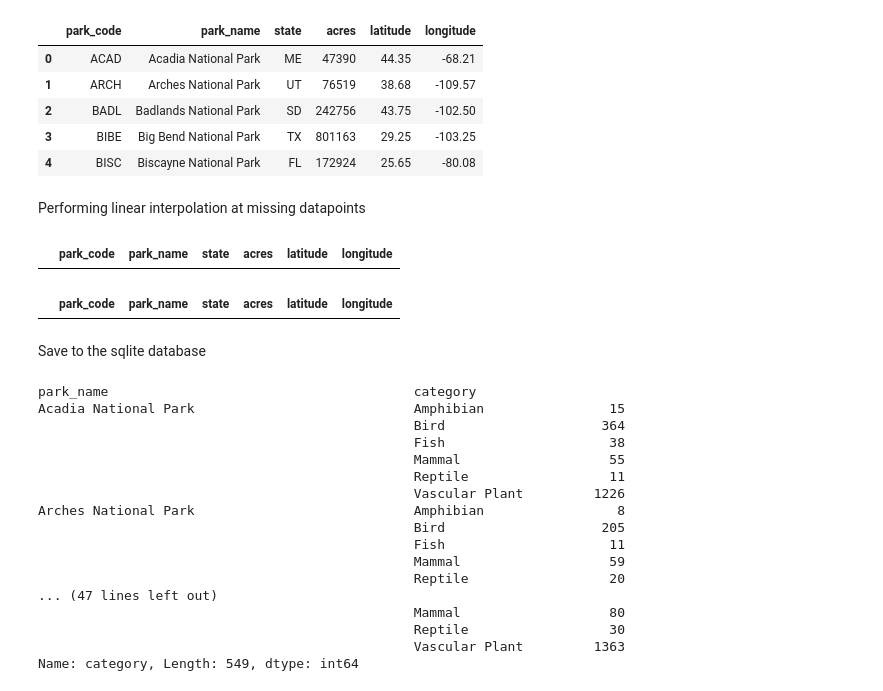
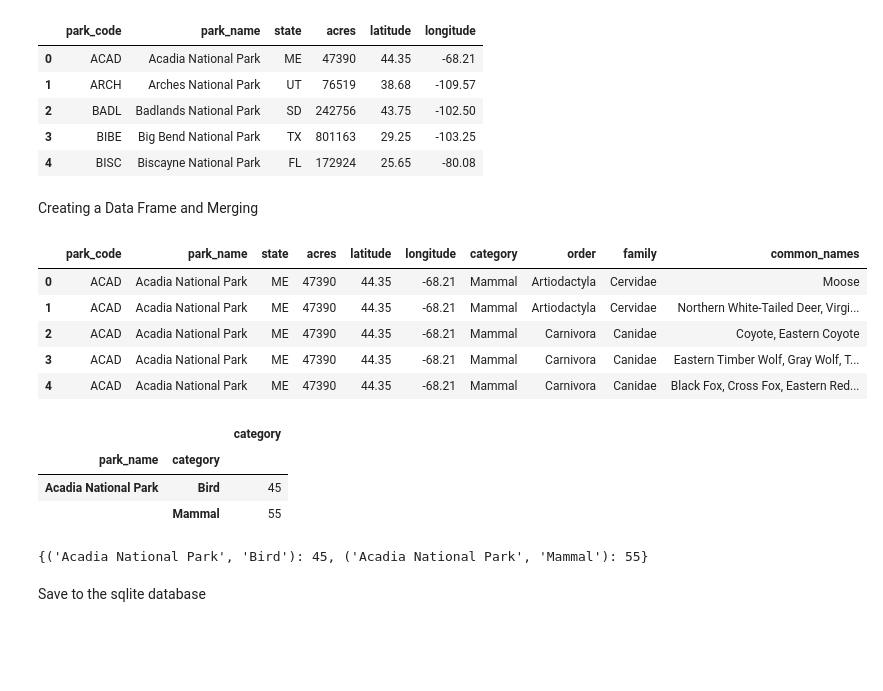
Before and after one commit to tiroger/Biodiversity-and-Trail-Maps-of-National-Parks, a Jupyter notebook: flask_app/resources/parc_and_species.ipynb, the cells around one changed output. Drawn from its saved outputs; the diff is of its cells as text; code cells hidden in the pictures; blank space fills up the shorter version.

```diff
--- a/flask_app/resources/parc_and_species.ipynb
+++ b/flask_app/resources/parc_and_species.ipynb
@@ -88,16 +88,15 @@ df_pr.head()
 | 2 | BADL | Badlands National Park | SD | 242756 | 43.75 | -102.50 |
 | 3 | BIBE | Big Bend National Park | TX | 801163 | 29.25 | -103.25 |
 | 4 | BISC | Biscayne National Park | FL | 172924 | 25.65 | -80.08 |
-# %% [markdown]
-Performing linear interpolation at missing datapoints
-# %%
-missing_data_rows = df_pr[df_pr.isnull().any(1)]
-missing_data_rows
-# %% [output]
-|  | park_code | park_name | state | acres | latitude | longitude |
-# %%
-# check if the missing datapoints still exist
-check_missing_data_rows = df_pr[df_pr.isnull().any(1)]
-check_missing_data_rows
-# %% [output]
-|  | park_code | park_name | state | acres | latitude | longitude |
+# %% [markdown]
+Creating a Data Frame and Merging
+# %%
+df_pr_sp = pd.merge(df_pr, df_sp)
+df_pr_sp.head()
+# %% [output]
+|  | park_code | park_name | state | acres | latitude | longitude | category | order | family | common_names |
+| 0 | ACAD | Acadia National Park | ME | 47390 | 44.35 | -68.21 | Mammal | Artiodactyla | Cervidae | Moose |
+| 1 | ACAD | Acadia National Park | ME | 47390 | 44.35 | -68.21 | Mammal | Artiodactyla | Cervidae | Northern White-Tailed Deer, Virgi... |
+| 2 | ACAD | Acadia National Park | ME | 47390 | 44.35 | -68.21 | Mammal | Carnivora | Canidae | Coyote, Eastern Coyote |
+| 3 | ACAD | Acadia National Park | ME | 47390 | 44.35 | -68.21 | Mammal | Carnivora | Canidae | Eastern Timber Wolf, Gray Wolf, T... |
+| 4 | ACAD | Acadia National Park | ME | 47390 | 44.35 | -68.21 | Mammal | Carnivora | Canidae | Black Fox, Cross Fox, Eastern Red... |
@@ -103,0 +107,12 @@ check_missing_data_rows
+# %%
+df_group_by = df_pr_sp.groupby(['park_name', 'category'])[['category']].count()
+df_group_by.head()
+# %% [output]
+|  |  | category |
+| park_name | category |  |
+| Acadia National Park | Bird | 45 |
+|  | Mammal | 55 |
+# %%
+df_group_by.to_dict()['category']
+# %% [output]
+{('Acadia National Park', 'Bird'): 45, ('Acadia National Park', 'Mammal'): 55}
@@ -108,23 +125,2 @@ Save to the sqlite database
-# %%
-df_groupby = df_sp.groupby(['park_name','category'])
-df_groupby['category'].count()
-# %% [output]
-park_name                                       category
-Acadia National Park                            Amphibian                15
-                                                Bird                    364
-                                                Fish                     38
-                                                Mammal                   55
-                                                Reptile                  11
-                                                Vascular Plant         1226
-Arches National Park                            Amphibian                 8
-                                                Bird                    205
-                                                Fish                     11
-                                                Mammal                   59
-                                                Reptile                  20
-... (47 lines left out)
-                                                Mammal                   80
-                                                Reptile                  30
-                                                Vascular Plant         1363
-Name: category, Length: 549, dtype: int64
 # %%
 # save the parks data into sqlite
```
Also changed, not shown: parts of 10 cells of this notebook, 2 other files.
